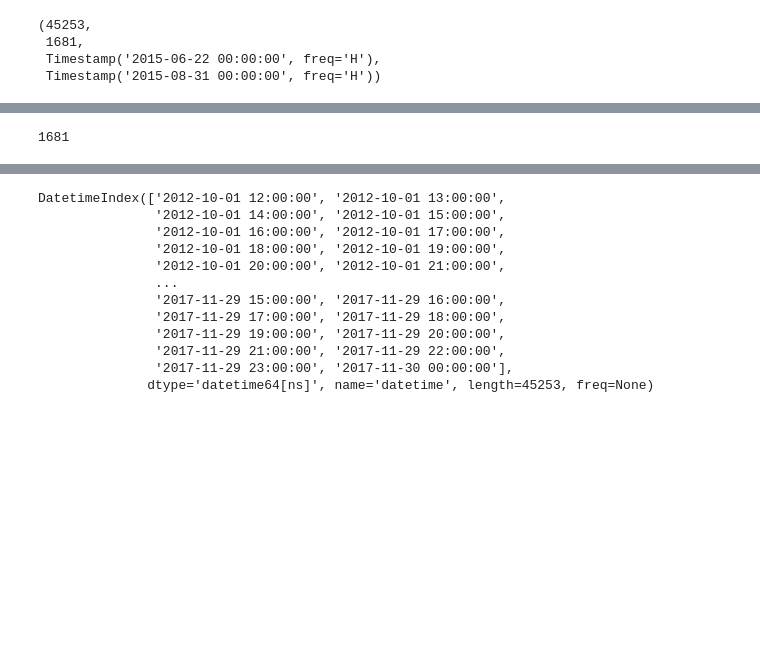
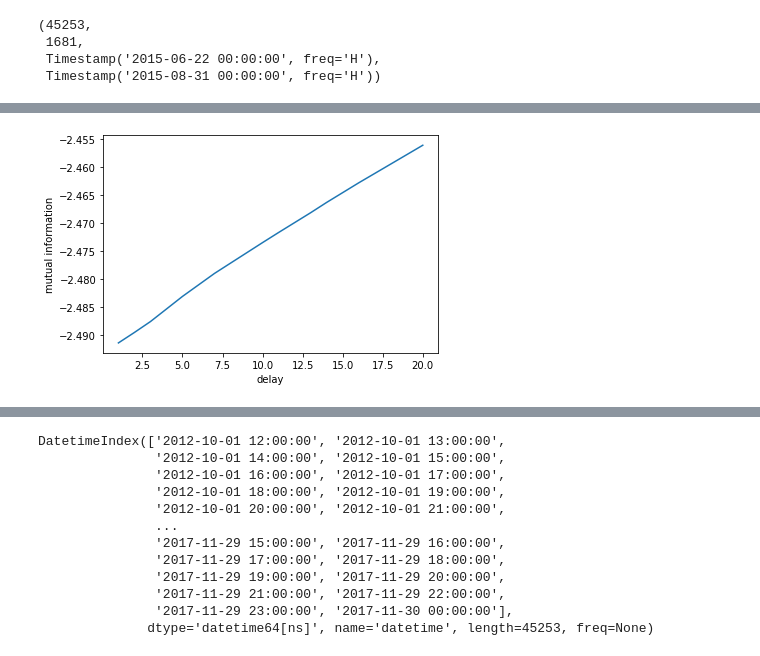
Before and after one commit to SpaceAntelope/dataframe-takens, a Jupyter notebook: Notebooks/PY Notebook.ipynb, the cells around one changed output, grey strips where cells are left out. Cells and saved outputs as stored; diff of their text form; code cells hidden in the pictures; blank space fills up the shorter version.

```diff
--- a/Notebooks/PY Notebook.ipynb
+++ b/Notebooks/PY Notebook.ipynb
@@ -75,5 +77,36 @@ temperatureDF.loc[t,"Montreal"].to_csv(r"C:\Users\cernu\Source\Repos\DS-AI\Taken
-# %%
-weatherDataMontreal.to_csv(r"C:\Users\cernu\Source\Repos\DS-AI\TakensTheorem\TakensTheorem.Test\expected\MontrealSlice.csv")
-len(weatherDataMontreal)
-# %% [output]
-1681
+# %%
+def mutualInformation(data, delay, nBins):
+    "This function calculates the mutual information given the delay"
+    I = 0;
+    xmax = max(data);
+    xmin = min(data);
+    delayData = data[delay:len(data)];
+    shortData = data[0:len(data)-delay];
+    sizeBin = abs(xmax - xmin) / nBins;
+    #the use of dictionaries makes the process a bit faster
+    probInBin = {};
+    conditionBin = {};
+    conditionDelayBin = {};
+    for h in range(0,nBins):
+        if h not in probInBin:
+            conditionBin.update({h : (shortData >= (xmin + h*sizeBin)) & (shortData < (xmin + (h+1)*sizeBin))})
+            probInBin.update({h : len(shortData[conditionBin[h]]) / len(shortData)});
+        for k in range(0,nBins):
+            if k not in probInBin:
+                conditionBin.update({k : (shortData >= (xmin + k*sizeBin)) & (shortData < (xmin + (k+1)*sizeBin))});
+                probInBin.update({k : len(shortData[conditionBin[k]]) / len(shortData)});
+            if k not in conditionDelayBin:
+                conditionDelayBin.update({k : (delayData >= (xmin + k*sizeBin)) & (delayData < (xmin + (k+1)*sizeBin))});
+            Phk = len(shortData[conditionBin[h] & conditionDelayBin[k]]) / len(shortData);
+            if Phk != 0 and probInBin[h] != 0 and probInBin[k] != 0:
+                I -= Phk * math.log( Phk / (probInBin[h] * probInBin[k]));
+    return I;
+# %%
+datDelayInformation = []
+for i in range(1,21):
+    datDelayInformation = np.append(datDelayInformation,[mutualInformation(weatherDataMontreal,i,16)])
+plt.plot(range(1,21),datDelayInformation);
+plt.xlabel('delay');
+plt.ylabel('mutual information');
+# %% [output]
+[figure, added]
```
Also changed, not shown: parts of 5 cells of this notebook, 3 other files.
